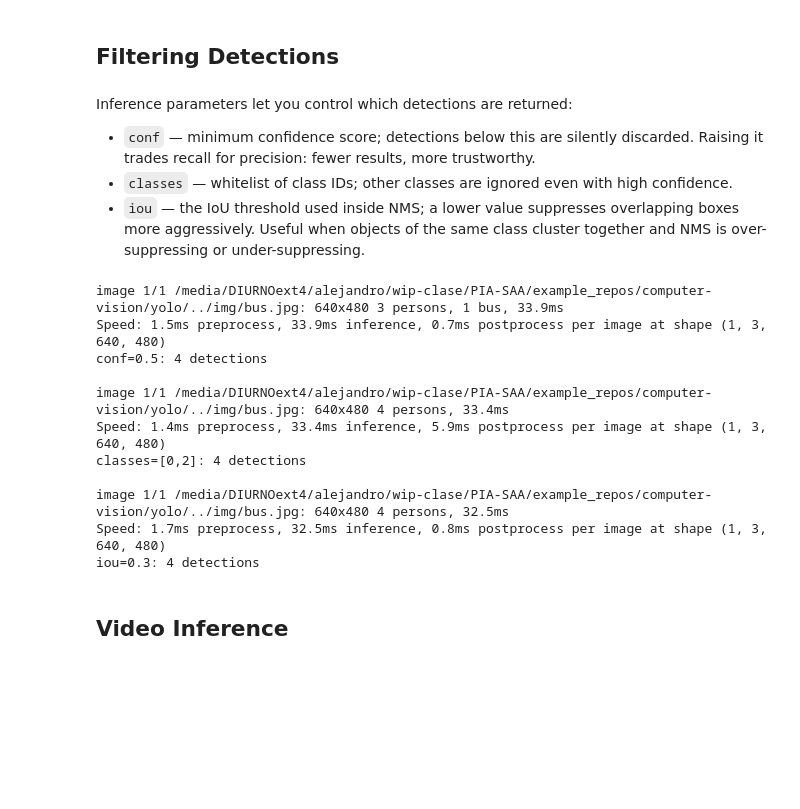
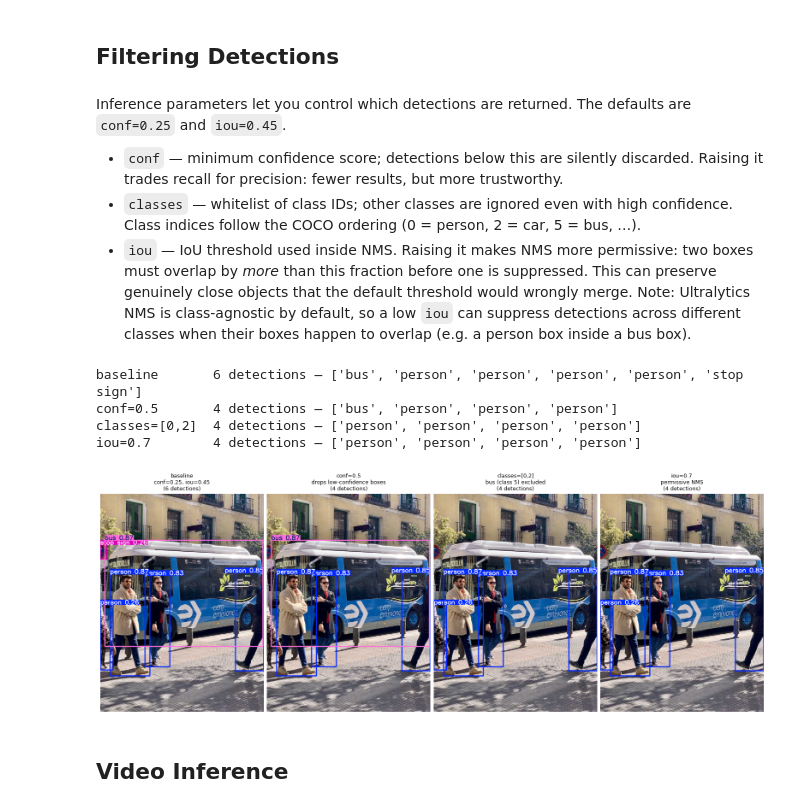
Before and after one commit to avidaldo/computer-vision, a Jupyter notebook: yolo/object_detection_and_yolo.ipynb, the cells around one changed output. Drawn from its saved outputs; the diff is of its cells as text; code cells hidden in the pictures; blank space fills up the shorter version.

```diff
--- a/yolo/object_detection_and_yolo.ipynb
+++ b/yolo/object_detection_and_yolo.ipynb
@@ -319,5 +333,5 @@ We use `img/bus.jpg` — a classic YOLO demo image included in the repository. I
 # %%
-sample_path = Path('../img/bus.jpg')
+sample_path = Path('../resources/images/bus.jpg')
 
 # Show the image before detection
 img = cv2.imread(str(sample_path))
@@ -387,35 +401,55 @@ xywhn (normalised centre+size): [    0.51103     0.45746     0.96559     0.48663
 # %% [markdown]
 ## Filtering Detections
 # %% [markdown]
-Inference parameters let you control which detections are returned:
+Inference parameters let you control which detections are returned. The defaults are `conf=0.25` and `iou=0.45`.
 
-- `conf` — minimum confidence score; detections below this are silently discarded. Raising it trades recall for precision: fewer results, more trustworthy.
-- `classes` — whitelist of class IDs; other classes are ignored even with high confidence.
-- `iou` — the IoU threshold used inside NMS; a lower value suppresses overlapping boxes more aggressively. Useful when objects of the same class cluster together and NMS is over-suppressing or under-suppressing.
+- `conf` — minimum confidence score; detections below this are silently discarded. Raising it trades recall for precision: fewer results, but more trustworthy.
+- `classes` — whitelist of class IDs; other classes are ignored even with high confidence. Class indices follow the COCO ordering (0 = person, 2 = car, 5 = bus, …).
+- `iou` — IoU threshold used inside NMS. Raising it makes NMS more permissive: two boxes must overlap by *more* than this fraction before one is suppressed. This can preserve genuinely close objects that the default threshold would wrongly merge. Note: Ultralytics NMS is class-agnostic by default, so a low `iou` can suppress detections across different classes when their boxes happen to overlap (e.g. a person box inside a bus box).
 # %%
-# Only keep detections with confidence ≥ 0.5
-results_conf = model(sample_path, conf=0.5)
-print(f'conf=0.5: {len(results_conf[0].boxes)} detections')
+def labels(result):
+    return [model.names[int(b.cls[0])] for b in result.boxes]
 
-# Only detect persons (0) and cars (2); all other classes are dropped
-results_cls = model(sample_path, classes=[0, 2])
-print(f'classes=[0,2]: {len(results_cls[0].boxes)} detections')
+# Baseline: default parameters (conf=0.25, iou=0.45)
+results_base = model(sample_path, verbose=False)
+print(f'baseline       {len(results_base[0].boxes)} detections — {labels(results_base[0])}')
 
-# Adjust NMS IoU threshold
-results_iou = model(sample_path, iou=0.3)
-print(f'iou=0.3: {len(results_iou[0].boxes)} detections')
+# Raising conf to 0.5 drops low-confidence detections
+results_conf = model(sample_path, conf=0.5, verbose=False)
+print(f'conf=0.5       {len(results_conf[0].boxes)} detections — {labels(results_conf[0])}')
+
+# Whitelist: only persons (0) and cars (2); the bus (class 5) is ignored regardless of confidence
+results_cls = model(sample_path, classes=[0, 2], verbose=False)
+print(f'classes=[0,2]  {len(results_cls[0].boxes)} detections — {labels(results_cls[0])}')
+
+# Permissive NMS (iou=0.7): boxes must overlap by > 70 % before one is suppressed.
+# This is useful when densely packed objects of the same class are being wrongly merged.
+results_iou = model(sample_path, iou=0.7, verbose=False)
+print(f'iou=0.7        {len(results_iou[0].boxes)} detections — {labels(results_iou[0])}')
 # %% [output]
-image 1/1 /media/DIURNOext4/alejandro/wip-clase/PIA-SAA/example_repos/computer-vision/yolo/../img/bus.jpg: 640x480 3 persons, 1 bus, 33.9ms
-Speed: 1.5ms preprocess, 33.9ms inference, 0.7ms postprocess per image at shape (1, 3, 640, 480)
-conf=0.5: 4 detections
-
-image 1/1 /media/DIURNOext4/alejandro/wip-clase/PIA-SAA/example_repos/computer-vision/yolo/../img/bus.jpg: 640x480 4 persons, 33.4ms
-Speed: 1.4ms preprocess, 33.4ms inference, 5.9ms postprocess per image at shape (1, 3, 640, 480)
-classes=[0,2]: 4 detections
-
-image 1/1 /media/DIURNOext4/alejandro/wip-clase/PIA-SAA/example_repos/computer-vision/yolo/../img/bus.jpg: 640x480 4 persons, 32.5ms
-Speed: 1.7ms preprocess, 32.5ms inference, 0.8ms postprocess per image at shape (1, 3, 640, 480)
-iou=0.3: 4 detections
+baseline       6 detections — ['bus', 'person', 'person', 'person', 'person', 'stop sign']
+conf=0.5       4 detections — ['bus', 'person', 'person', 'person']
+classes=[0,2]  4 detections — ['person', 'person', 'person', 'person']
+iou=0.7        4 detections — ['person', 'person', 'person', 'person']
+# %%
+fig, axes = plt.subplots(1, 4, figsize=(20, 7))
+fig.subplots_adjust(wspace=0.02)
+
+configs = [
+    (results_base[0], 'baseline\nconf=0.25, iou=0.45'),
+    (results_conf[0], 'conf=0.5\ndrops low-confidence boxes'),
+    (results_cls[0],  'classes=[0,2]\nbus (class 5) excluded'),
+    (results_iou[0],  'iou=0.7\npermissive NMS'),
+]
+
+for ax, (r, title) in zip(axes, configs):
+    ax.imshow(cv2.cvtColor(r.plot(), cv2.COLOR_BGR2RGB))
+    ax.set_title(f'{title}\n({len(r.boxes)} detections)', fontsize=9)
+    ax.axis('off')
+
+plt.show()
+# %% [output]
+[figure, added]
 # %% [markdown]
 ## Video Inference
 # %% [markdown]
```
Also changed, not shown: parts of 13 cells of this notebook, 28 other files.
